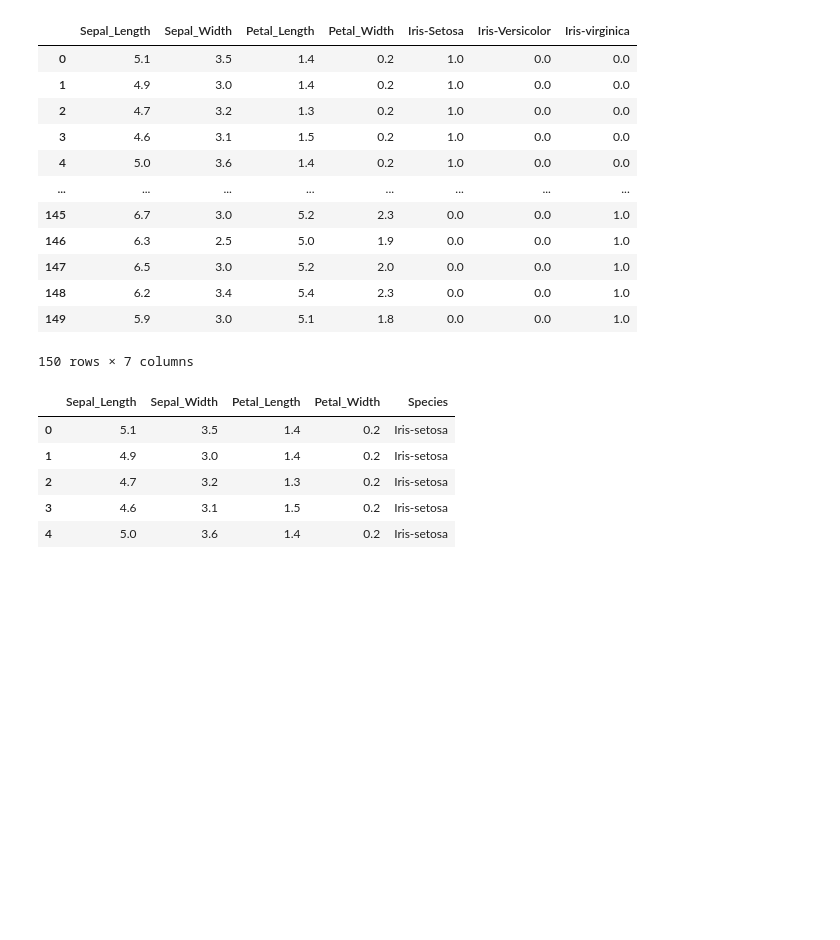
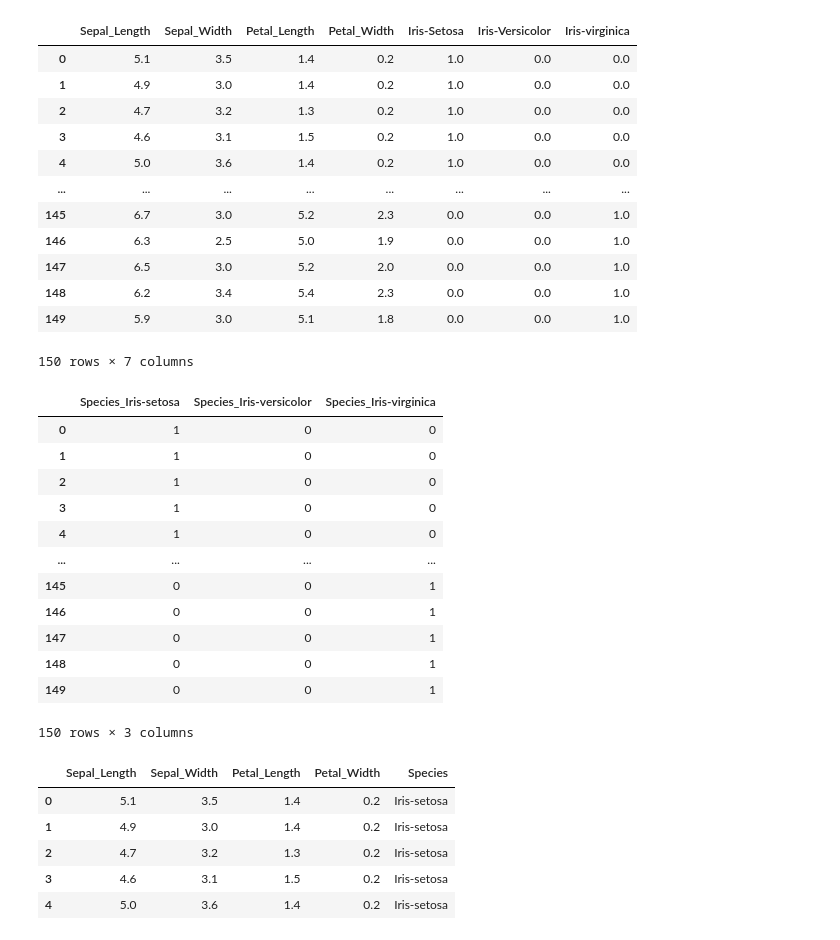
Before and after one commit to suryansh101gupta/DBSAL, a Jupyter notebook: 1Assignment.ipynb, the cells around one changed output. Saved outputs shown, nothing was run; the diff lists cells and outputs as text; code cells hidden in the pictures; blank space fills up the shorter version.

```diff
--- a/1Assignment.ipynb
+++ b/1Assignment.ipynb
@@ -319,6 +374,25 @@ df_encode
 | 148 | 6.2 | 3.4 | 5.4 | 2.3 | 0.0 | 0.0 | 1.0 |
 | 149 | 5.9 | 3.0 | 5.1 | 1.8 | 0.0 | 0.0 | 1.0 |
 150 rows × 7 columns
+# %%
+df2 = pd.get_dummies(iris["Species"], prefix="Species", dtype = int)
+df2
+
+# if used drop_first = True then it becomes dummy
+# %% [output]
+|  | Species_Iris-setosa | Species_Iris-versicolor | Species_Iris-virginica |
+| 0 | 1 | 0 | 0 |
+| 1 | 1 | 0 | 0 |
+| 2 | 1 | 0 | 0 |
+| 3 | 1 | 0 | 0 |
+| 4 | 1 | 0 | 0 |
+| ... | ... | ... | ... |
+| 145 | 0 | 0 | 1 |
+| 146 | 0 | 0 | 1 |
+| 147 | 0 | 0 | 1 |
+| 148 | 0 | 0 | 1 |
+| 149 | 0 | 0 | 1 |
+150 rows × 3 columns
 # %%
 iris.head()
 # %% [output]
```
Also changed, not shown: parts of 17 cells of this notebook.
